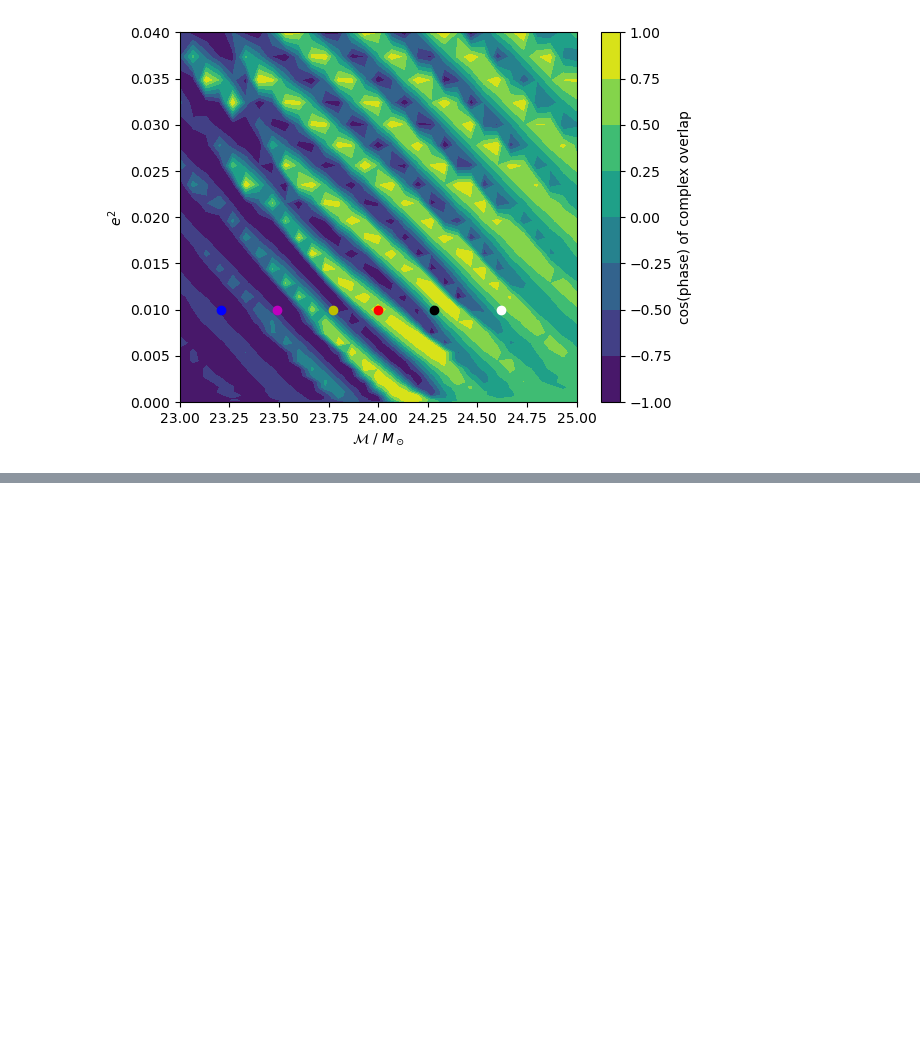
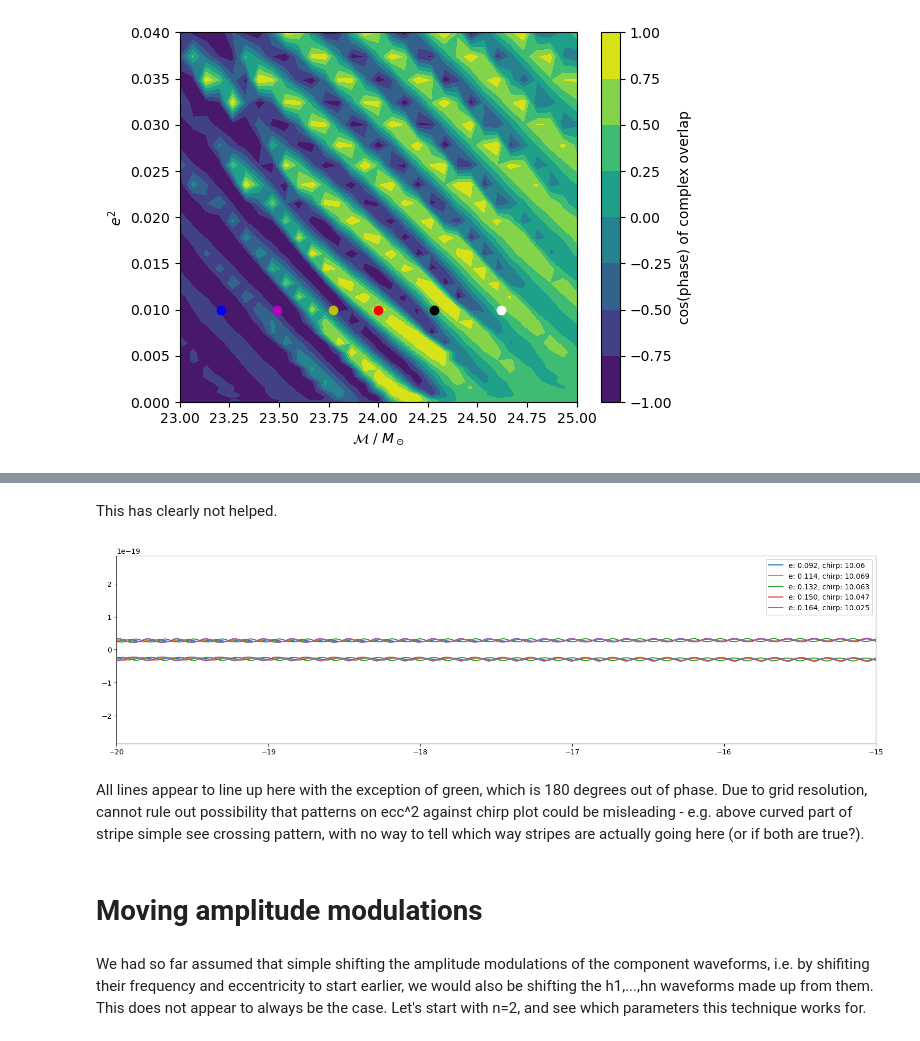
Before and after one commit to BenGPatterson/EccentricBinaries, a Jupyter notebook: notebooks/stripe_investigation.ipynb, the cells around one changed output, grey strips where cells are left out. Drawn from its saved outputs; the diff is of its cells as text; code cells hidden in the pictures; blank space fills up the shorter version.

```diff
--- a/notebooks/stripe_investigation.ipynb
+++ b/notebooks/stripe_investigation.ipynb
@@ -287,0 +396,20 @@ See that the first set are now on the upper-right boundary of the bright stripes
+# %% [markdown]
+This has clearly not helped.
+# %%
+# Generate and plot waveforms
+plt.figure(figsize=(6.4*3, 4.8))
+for i in range(len(e_vals)):
+    h = gen_wf(10, e_vals[i], chirp2total(chirp_vals[i], 2), 2, 4096, 'TEOBResumS')
+    plt.plot(h.sample_times, np.abs(h), c=f'C{i}', label=f'e: {e_vals[i]:.3f}, chirp: {chirp_vals[i]}')
+    plt.plot(h.sample_times, -np.abs(h), c=f'C{i}')
+plt.xlim(-20,-15)
+plt.legend()
+plt.show()
+# %% [output]
+[figure, added]
+# %% [markdown]
+All lines appear to line up here with the exception of green, which is 180 degrees out of phase. Due to grid resolution, cannot rule out possibility that patterns on ecc^2 against chirp plot could be misleading - e.g. above curved part of stripe simple see crossing pattern, with no way to tell which way stripes are actually going here (or if both are true?).
+# %% [markdown]
+# Moving amplitude modulations
+# %% [markdown]
+We had so far assumed that simple shifting the amplitude modulations of the component waveforms, i.e. by shifiting their frequency and eccentricity to start earlier, we would also be shifting the h1,...,hn waveforms made up from them. This does not appear to always be the case. Let's start with n=2, and see which parameters this technique works for.
```
Also changed, not shown: parts of 55 cells of this notebook, 1 other file.
